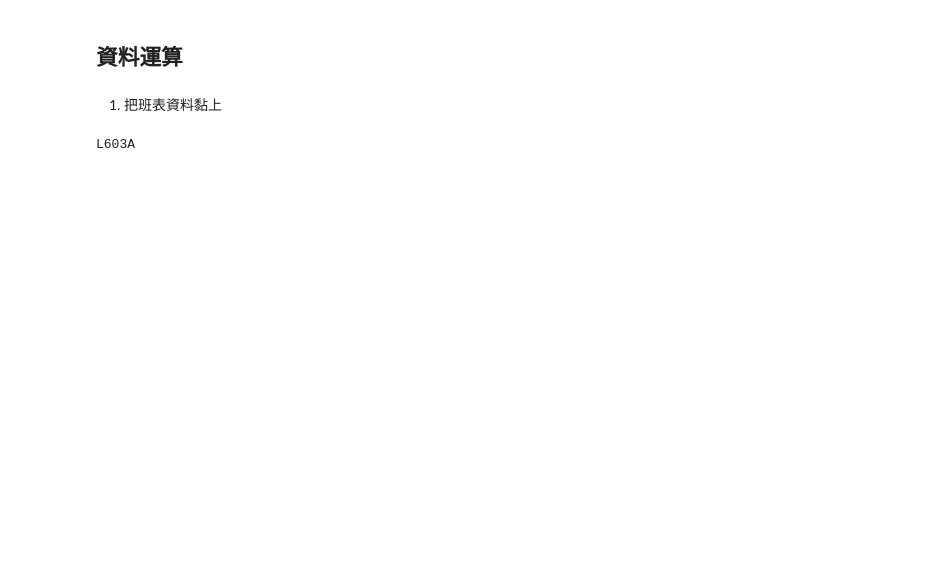
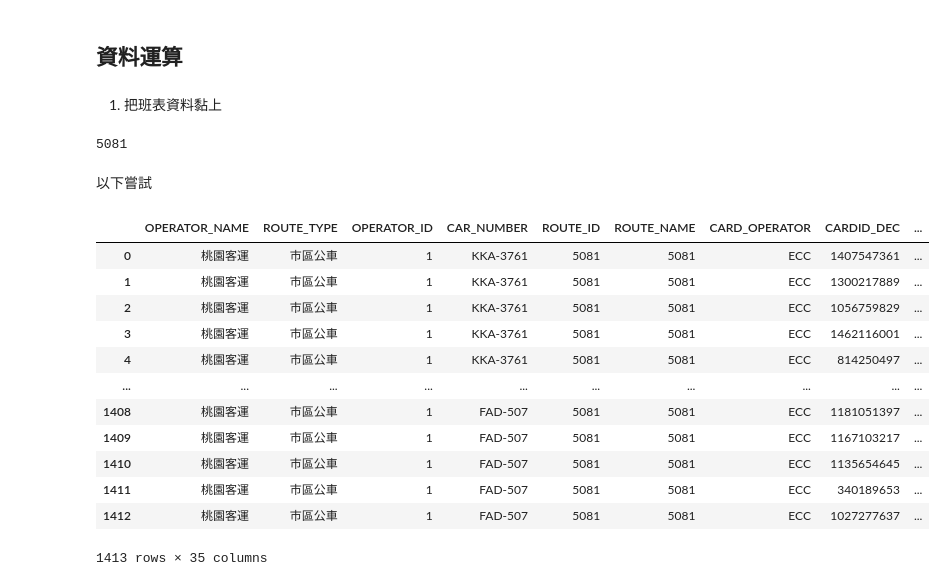
Before and after one commit to KaiChiehKJ/BusFlow, a Jupyter notebook: main.ipynb, the cells around one changed output. Saved outputs shown, nothing was run; the diff lists cells and outputs as text; code cells hidden in the pictures; blank space fills up the shorter version.

```diff
--- a/main.ipynb
+++ b/main.ipynb
@@ -76,3 +76,5 @@ tickets = tickets.rename(columns = {'ROUTE_NAME':'RouteName'})
+# %%
+tickets = pd.read_csv(os.path.join(processfolder_path , 'tickets_cleaned.csv'))
 # %%
 '''處理票證資料放大率'''
 
@@ -233,17 +235,19 @@ except:
 # %% [markdown]
 1. 把班表資料黏上
 # %%
-route = common_routes[0]
+route = common_routes[1]
 print(route)
 # %% [output]
-L603A
+5081
 # %%
 # 要開始用for 迴圈套入route 進行計算
 # route 以 common_routes 可以的進行
 # %%
 getontime_col = 'GETON_DATE'
 direction_col = 'DIRECTION'
-direction = 0
+
+seq_select = seq[seq['RouteName'] == route].reset_index(drop = True)
+shift_select = shift[shift['RouteName'] == route].reset_index(drop = True)
 
 # 先挑選特定路線
 tickets_select = tickets[tickets['RouteName'] == route].sort_values(getontime_col).reset_index(drop = True)
@@ -252,6 +256,5 @@ tickets_select = tickets[tickets['RouteName'] == route].sort_values(getontime_co
 yearmonthlist = list(tickets['DataYearMonth'].unique())
 yearmonth = yearmonthlist[0]
 tickets_select_month = tickets_select[tickets_select['DataYearMonth'] == yearmonth].sort_values(getontime_col).reset_index(drop = True)
-
-# 一個一個方向進行計算
-tickets_select_month_direction = tickets_select_month[tickets_select_month[direction_col] == direction].sort_values(getontime_col).reset_index(drop = True)
+tickets_select_month = tickets_select_month[tickets_select_month['DIRECTION'].isin(list(shift_select['Direction'].unique()))].sort_values(getontime_col).reset_index(drop = True)
+# tickets_select_month = tickets_select_month.rename(columns= {direction_col:'Direction'})
@@ -260,0 +261,2 @@ shift_select = shift[shift['RouteName'] == route].reset_index(drop = True)
+# %% [markdown]
+以下嘗試
@@ -260,0 +311,17 @@ shift_select = shift[shift['RouteName'] == route].reset_index(drop = True)
+# %%
+tickets_select_month = tickets_match_shift(tickets_select_month.rename(columns={'RouteName':'ROUTE_NAME'}), shift_select)
+tickets_select_month
+# %% [output]
+|  | OPERATOR_NAME | ROUTE_TYPE | OPERATOR_ID | CAR_NUMBER | ROUTE_ID | ROUTE_NAME | CARD_OPERATOR | CARDID_DEC | ... |
+| 0 | 桃園客運 | 市區公車 | 1 | KKA-3761 | 5081 | 5081 | ECC | 1407547361 | ... |
+| 1 | 桃園客運 | 市區公車 | 1 | KKA-3761 | 5081 | 5081 | ECC | 1300217889 | ... |
+| 2 | 桃園客運 | 市區公車 | 1 | KKA-3761 | 5081 | 5081 | ECC | 1056759829 | ... |
+| 3 | 桃園客運 | 市區公車 | 1 | KKA-3761 | 5081 | 5081 | ECC | 1462116001 | ... |
+| 4 | 桃園客運 | 市區公車 | 1 | KKA-3761 | 5081 | 5081 | ECC | 814250497 | ... |
+| ... | ... | ... | ... | ... | ... | ... | ... | ... | ... |
+| 1408 | 桃園客運 | 市區公車 | 1 | FAD-507 | 5081 | 5081 | ECC | 1181051397 | ... |
+| 1409 | 桃園客運 | 市區公車 | 1 | FAD-507 | 5081 | 5081 | ECC | 1167103217 | ... |
+| 1410 | 桃園客運 | 市區公車 | 1 | FAD-507 | 5081 | 5081 | ECC | 1135654645 | ... |
+| 1411 | 桃園客運 | 市區公車 | 1 | FAD-507 | 5081 | 5081 | ECC | 340189653 | ... |
+| 1412 | 桃園客運 | 市區公車 | 1 | FAD-507 | 5081 | 5081 | ECC | 1027277637 | ... |
+1413 rows × 35 columns
```
Also changed, not shown: parts of 15 cells of this notebook, 1 other file.
